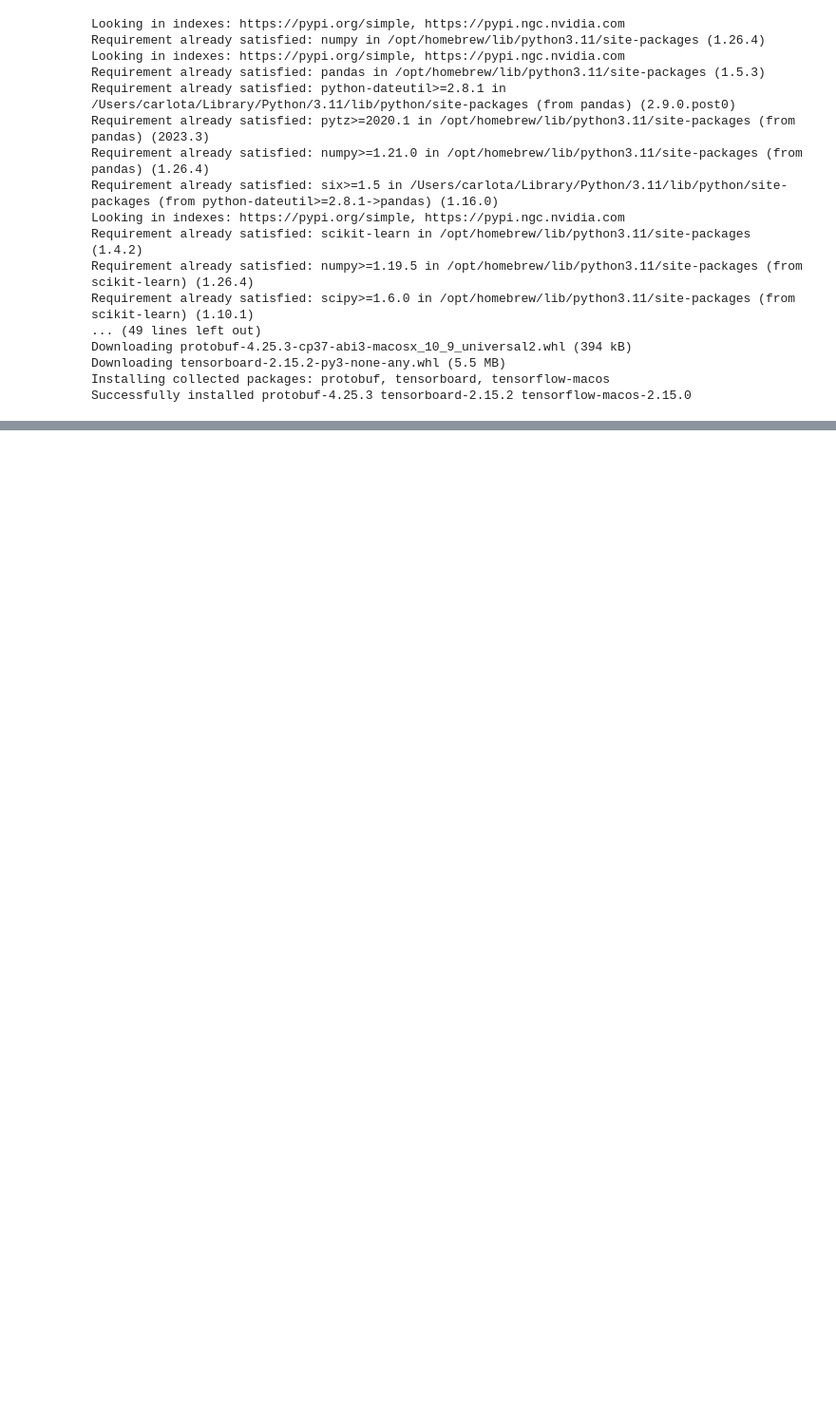
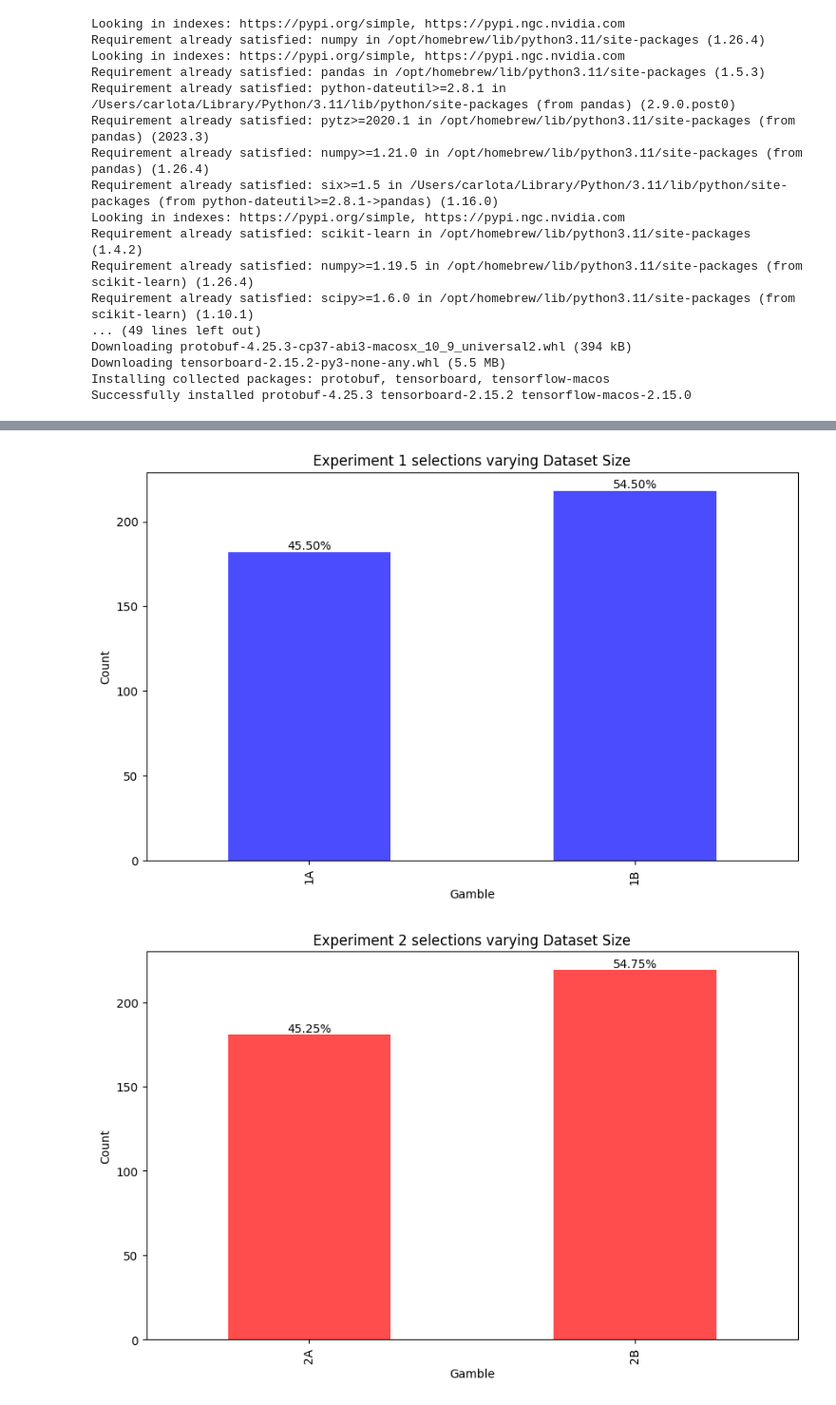
Before and after one commit to carlota-upm/tfg, a Jupyter notebook: TFG code.ipynb, the cells around one changed output, grey strips where cells are left out. Shown at 95% size. Drawn from its saved outputs; the diff is of its cells as text; code cells hidden in the pictures; blank space fills up the shorter version.

```diff
--- a/TFG code.ipynb
+++ b/TFG code.ipynb
@@ -228,0 +799,13 @@ Test Mean Squared Error: 0.8931582570075989
+# %%
+# File paths
+files = {
+    'tiny': f'{output_path}results_n_1_nn_100_epochs_100_batchsize_4.csv',
+    'small': f'{output_path}results_n_10_nn_100_epochs_100_batchsize_40.csv',
+    'medium': f'{output_path}results_n_100_nn_100_epochs_100_batchsize_400.csv',
+    'large': f'{output_path}results_n_1000_nn_100_epochs_100_batchsize_4000.csv'
+}
+
+plot_selection(CSV_FILES_PATHS=files,OUTPUT_PATH='/Users/carlota/Desktop/images/allais/', TYPE=1, MODEL_TYPE='allais')
+# %% [output]
+[figure, added]
+[figure, added]
```
Also changed, not shown: parts of 96 cells of this notebook.
